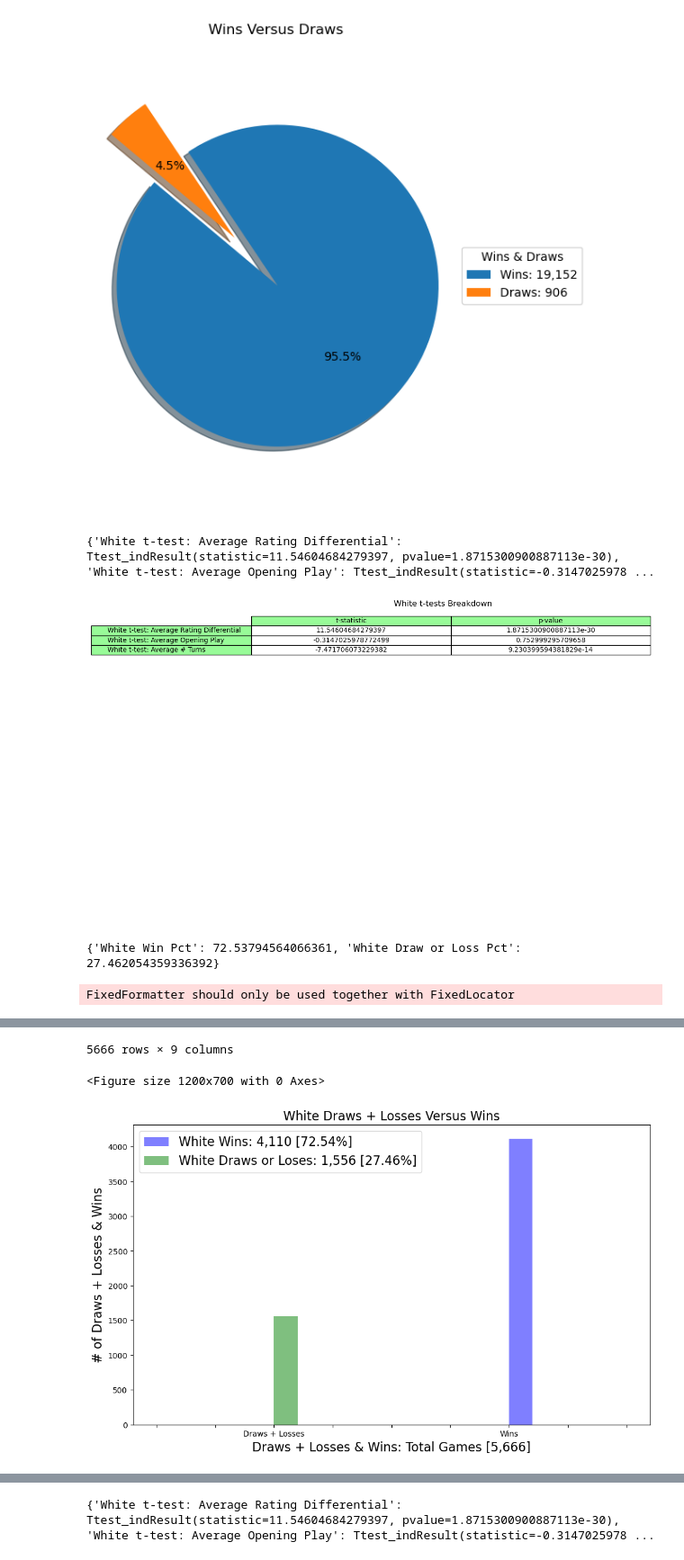
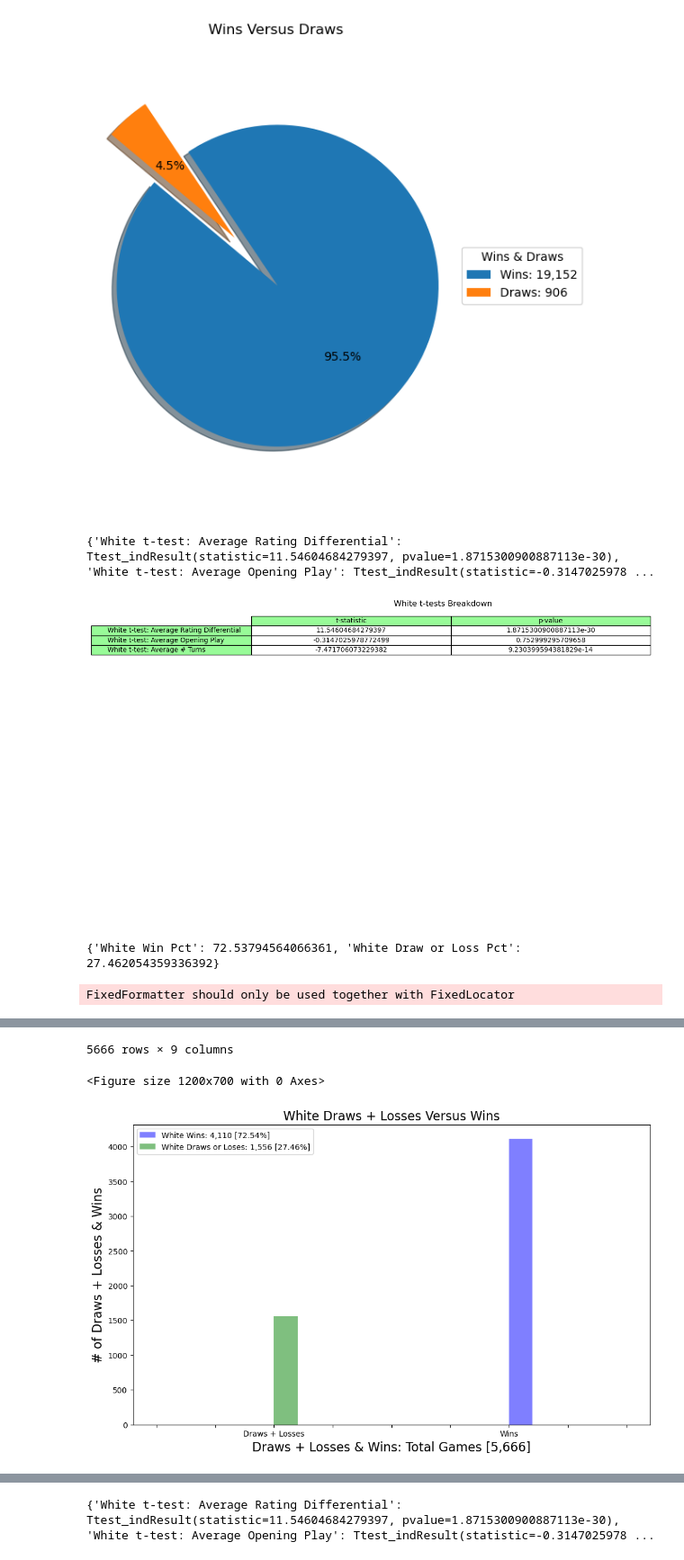
Before and after one commit to mbrann2/chess_games, a Jupyter notebook: notebooks/chess_games.ipynb, the cells around one changed output, grey strips where cells are left out. Shown at 90% size. Drawn from its saved outputs; the diff is of its cells as text; code cells hidden in the pictures.

Commit message:
Text & graph edits.

```diff
--- a/notebooks/chess_games.ipynb
+++ b/notebooks/chess_games.ipynb
@@ -227,7 +227,7 @@ def chess_differentials_white(chess_df, path1='../images/white_t_tests.png', pat
     ax.set_xticklabels(labels)
     ax.set_xlabel('Draws + Losses & Wins: Total Games [5,666]', fontsize = 16)
     plt.savefig(path2)
-    ax.legend(fontsize = 16)
+    ax.legend(fontsize = 10)
 
     white_win_percentage = (4110 /(4110+1556))*100
     white_draw_or_loss_percentage = (1556 /(4110+1556))*100
@@ -240,37 +240,37 @@ chess_outcomes_white
 # The p-value for average rating differential and average opening play is less than 0.05, so we reject all the null hypotheses and there is significant difference, or impact,
 # between the white rating differentials and the number of turns in the game, all in relation to white winning the game.
 # The p-value for average number of consecutive moves where white follows an optimal book opening is greater than 0.05, so we can accept the null hypothesis
 # and state that there is no significance in following an average amount of consecutive moves of an optimal book opening and white winning the game.
 # Additionally, the relatively high t-statistic of approximately 11.55 and -7.47 for rating differentials and number of turns simply indicates the confidence in the predictor coefficient,
-# since they're both far greater than 1 standard deviation away, or an absolute value of 1.96, for an alpha vaue of 0.05, and further supports the decision to reject the null hypothesis.
+# since they're both far greater than 1 standard deviation away, or an absolute value of 1.96, for an alpha value of 0.05, and further supports the decision to reject the null hypothesis.
 # The low t-statistic of -0.31 for opening play shows a lack of confidence in the predictor coefficient and further supports the decision to accept the null hypothesis since it's
-# less than 1 standard deviation away, or an absolute value of 1.96, for an alpha vaue of 0.05.
+# less than 1 standard deviation away, or an absolute value of 1.96, for an alpha value of 0.05.
 # The positive t-statistic indicates that the sample mean for rating differentials greater than or equal to the average have a large sample size
-# than the sample mean for ratng differentials lesss than the average.
+# than the sample mean for rating differentials less than the average.
 # The negative t-statistic indicates that the sample means for opening plays and number of turns greater than or equal to the average have a smaller sample size
 # than the sample means for opening plays and number of turns less than the average.
 # The fact that white moves first might overcome the necessity to follow an optimal book opening for a consecutive amount of moves in order to win.
 # When only considering wins and draws plus losses of a higher-ranked white opponent, white wins 72.54% of the time and draws or loses 27.46% of the time over 5,666 games.
 # %% [output]
 {'White t-test: Average Rating Differential': Ttest_indResult(statistic=11.54604684279397, pvalue=1.8715300900887113e-30), 'White t-test: Average Opening Play': Ttest_indResult(statistic=-0.3147025978 ...
 [figure]
 {'White Win Pct': 72.53794564066361, 'White Draw or Loss Pct': 27.462054359336392}
 FixedFormatter should only be used together with FixedLocator
 |  | turns | victory_status | winner | white_rating | black_rating | moves | opening_name | opening_ply | ... |
 | 0 | 13 | outoftime | 1 | 1500 | 1191 | d4 d5 c4 c6 cxd5 e6 dxe6 fxe6 Nf3... | Slav Defense: Exchange Variation | 5 | ... |
 | 5 | 5 | draw | 0 | 1250 | 1002 | e4 c5 Nf3 Qa5 a3 | Sicilian Defense: Mongoose Variation | 4 | ... |
 | 9 | 119 | mate | 1 | 1381 | 1209 | e4 d5 exd5 Qxd5 Nc3 Qe5+ Be2 Na6 ... | Scandinavian Defense: Mieses-Kotr... | 4 | ... |
 | 10 | 39 | mate | 1 | 1381 | 1272 | e3 e6 d4 d6 Bd3 c6 Nf3 Be7 Nc3 Nf... | Van't Kruijs Opening | 1 | ... |
 | 19 | 25 | resign | 1 | 1500 | 1094 | d4 d5 h3 Nc6 Nf3 Nf6 Bg5 h6 Bxf6 ... | Queen's Pawn Game | 2 | ... |
 | ... | ... | ... | ... | ... | ... | ... | ... | ... | ... |
 | 20042 | 53 | resign | 1 | 1759 | 1265 | e4 d6 d4 Nf6 Nc3 Nbd7 f4 e5 Nf3 B... | Lion Defense: Anti-Philidor | Lio... | 8 | ... |
 | 20044 | 37 | mate | 1 | 1523 | 1256 | e4 e6 d4 d5 e5 Nc6 Nf3 f6 Bb5 Bd7... | French Defense: Advance Variation #3 | 5 | ... |
 | 20050 | 9 | outoftime | 1 | 1243 | 1142 | c4 e5 d4 exd4 Qxd4 Nf6 Bg5 Be7 e4 | English Opening: King's English V... | 2 | ... |
 | 20053 | 24 | resign | 1 | 1691 | 1220 | d4 f5 e3 e6 Nf3 Nf6 Nc3 b6 Be2 Bb... | Dutch Defense | 2 | ... |
 | 20056 | 109 | resign | 1 | 1360 | 1227 | e4 d6 d4 Nf6 e5 dxe5 dxe5 Qxd1+ K... | Pirc Defense | 4 | ... |
 5666 rows × 9 columns
 <Figure size 1200x700 with 0 Axes>
-[figure, old version]
+[figure, new version]
 # %%
 # Look at stronger black players, greater than 100 ELO difference, and map black wins to 1 and black draws or losses to 0.
 # Perform two-sample independent t-tests to analyze the p-values and ultimately the null & alternative hypotheses for black rating differentials,
```
Also changed, not shown: parts of 1 cell of this notebook, 6 other files.
